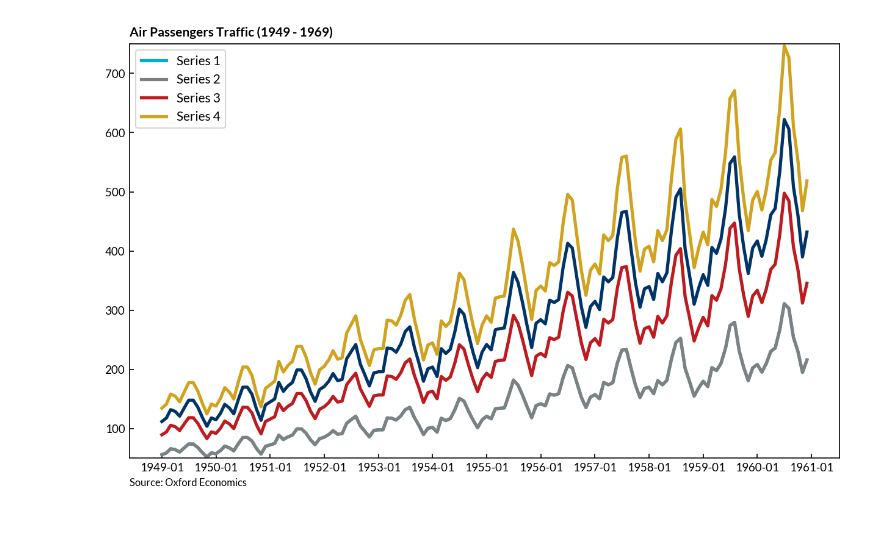
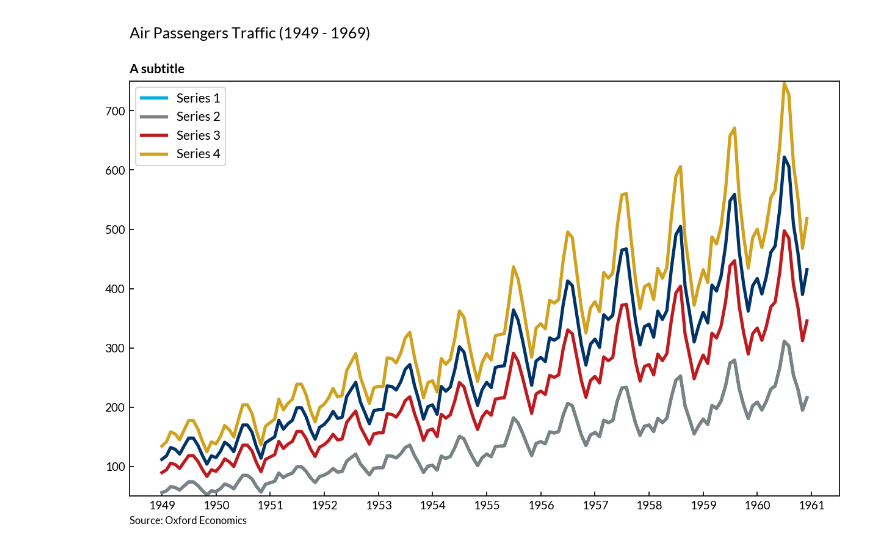
Before and after one commit to TourismEconomics/te-styles, a Jupyter notebook: examples.ipynb, the cells around one changed output. Saved outputs shown, nothing was run; the diff lists cells and outputs as text; code cells hidden in the pictures; blank space fills up the shorter version.

```diff
--- a/examples.ipynb
+++ b/examples.ipynb
@@ -10,33 +10,36 @@ import datetime
 styles.init_styles()
 
 # Import Data (using sample data for now)
 df = pd.read_csv('https://github.com/selva86/datasets/raw/master/AirPassengers.csv')
 
 
 # Draw Plot
 plt.figure(figsize=(10,6), dpi= 150)
 ax = plt.gca()
 
 df['date'] = pd.to_datetime(df['date'])
 
 plt.plot(df['date'], df['value'])
 plt.plot(df['date'], df['value'] * 0.5, label="Series 1")
 plt.plot(df['date'], df['value'] * 0.5, label="Series 2")
 plt.plot(df['date'], df['value'] * 0.8, label="Series 3")
 plt.plot(df['date'], df['value'] * 1.2, label="Series 4")
 # Decoration
 plt.ylim(50, 750)
 plt.legend()
 
 ax.xaxis.set_major_locator(mdates.YearLocator(1, month=1))
-ax.xaxis.set_major_formatter(mdates.DateFormatter('%Y-%m'))
+ax.xaxis.set_major_formatter(mdates.DateFormatter('%Y'))
 
 plt.xticks(rotation=0)
 
-plt.title("Air Passengers Traffic (1949 - 1969)", loc="left")
+plt.suptitle("Air Passengers Traffic (1949 - 1969)", x=0.125, horizontalalignment="left")
+plt.title('A subtitle', loc="left")
 
 plt.xlabel('Source: Oxford Economics', wrap=True, horizontalalignment='left', fontsize=8, x=0)
 
+plt.savefig('./examples/ts1.png', transparent=True)
+
 plt.show()
 # %% [output]
-[figure, old version]
+[figure, new version]
```
Also changed, not shown: 1 other file.
